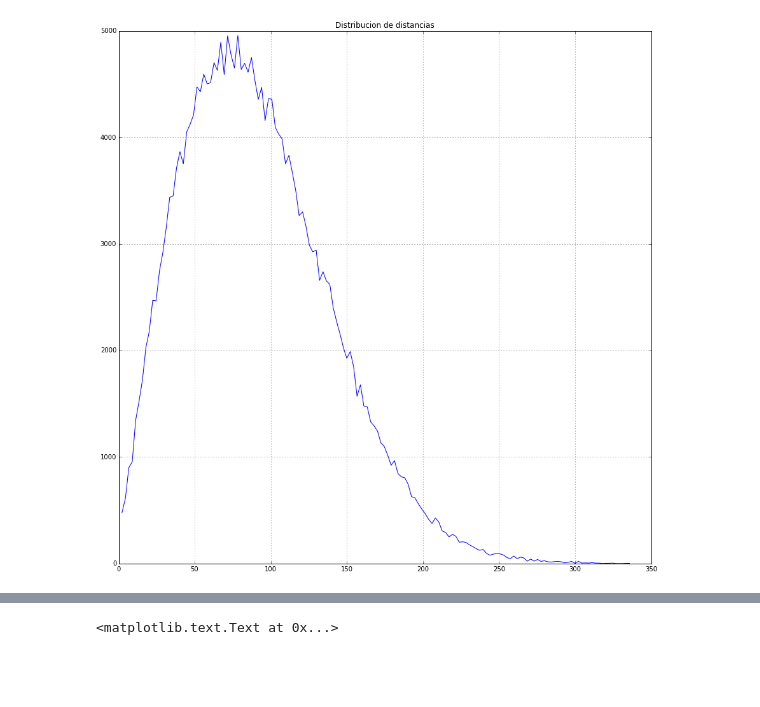
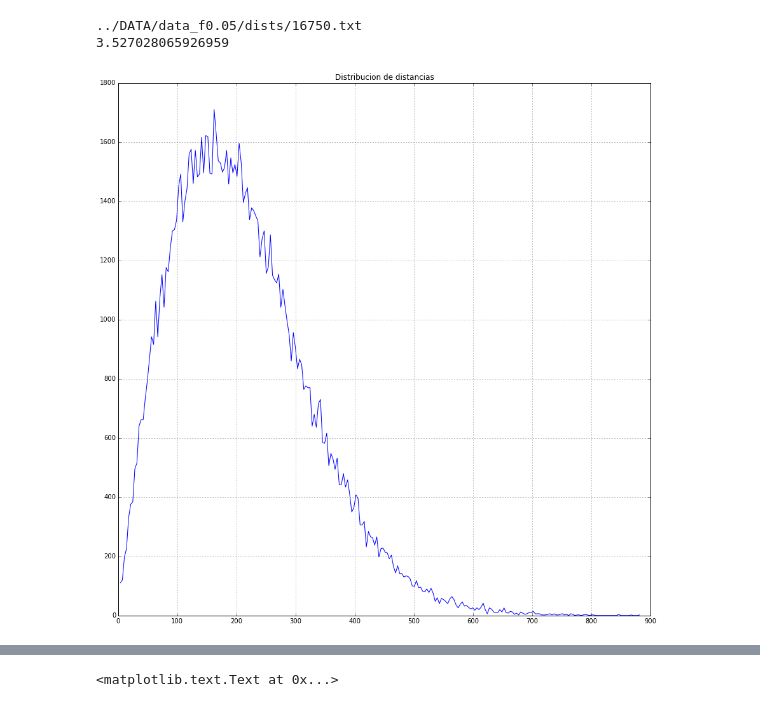
Before and after one commit to martinzh/CollectiveDynamics.jl, a Jupyter notebook: DataAnalysis.ipynb, the cells around one changed output, grey strips where cells are left out. Cells and saved outputs as stored; diff of their text form; code cells hidden in the pictures; blank space fills up the shorter version.

```diff
--- a/DataAnalysis.ipynb
+++ b/DataAnalysis.ipynb
@@ -7,22 +7,23 @@ from matplotlib.colors import ListedColormap, BoundaryNorm
 
 %matplotlib inline
 # %%
-N = 720 #Numero de particulas
+N = 500 #Numero de particulas
 
 f = 0.05 #conectividad en funcion de fraccion de N
 
-p = 0.1 #
+p = 0.25 #
 
-T = 3000 #tiempo final
+T = 250000 #tiempo final
 
-paso = 100
+paso = 250
 
 R = T/paso #total de iteraciones
 
 # ruta a directorio principal
 
 #path = "../data_f"+ str(f)+ "_ro"+str(p) +"/"
-path = "../data_f"+ str(f) +"/"
+#path = "../data_f"+ str(f) +"/"
+path = "../DATA/data_f"+ str(f) +"/"
 
 print (path)
 
@@ -46,16 +47,17 @@ plt.ylabel('Y')
 # %%
 # Calcula distribucion de distancias y genera adjacencias
 
-r0 = 4.0
+r0 = 2.857142857142857
 
 fig = plt.figure(figsize=(15,15), dpi = 300)
 
-t = 3000 #paso de tiempo
+t = 16750 #paso de tiempo
 
 ruta_dist = path + "dists/" + repr(t) + ".txt"
+print(ruta_dist)
 dists = open(ruta_dist, 'rb')
 
-num_bin = 150.
+num_bin = 250.
 
 bins = arange(1,num_bin+1)
 
@@ -77,34 +79,36 @@ for line in dists.readlines():
 
     j += 1
 
 DD.sort()
 
 #print DD[0]
 #print len(DD)
 
 epsilon = DD[-1]/num_bin
 
 for dist in DD:
 
     b = dist/epsilon
 
     if b>0: hist[int(b-1)] += 1.
 
 #print hist
 
-#print DD[-1]
+#print (DD[-1])
 #print len(DD)
-#print DD[0]
+#print (DD[0])
 #print DD[len(DD)-1]
 
 #print bins
 #print epsilon*bins
 
 plt.plot(epsilon*bins,hist)
 plt.title('Distribucion de distancias');
 plt.grid(True)
 
 
-#print epsilon
+print (epsilon)
 # %% [output]
+../DATA/data_f0.05/dists/16750.txt
+3.527028065926959
-[figure, old version]
+[figure, new version]
```
Also changed, not shown: parts of 3 cells of this notebook.
